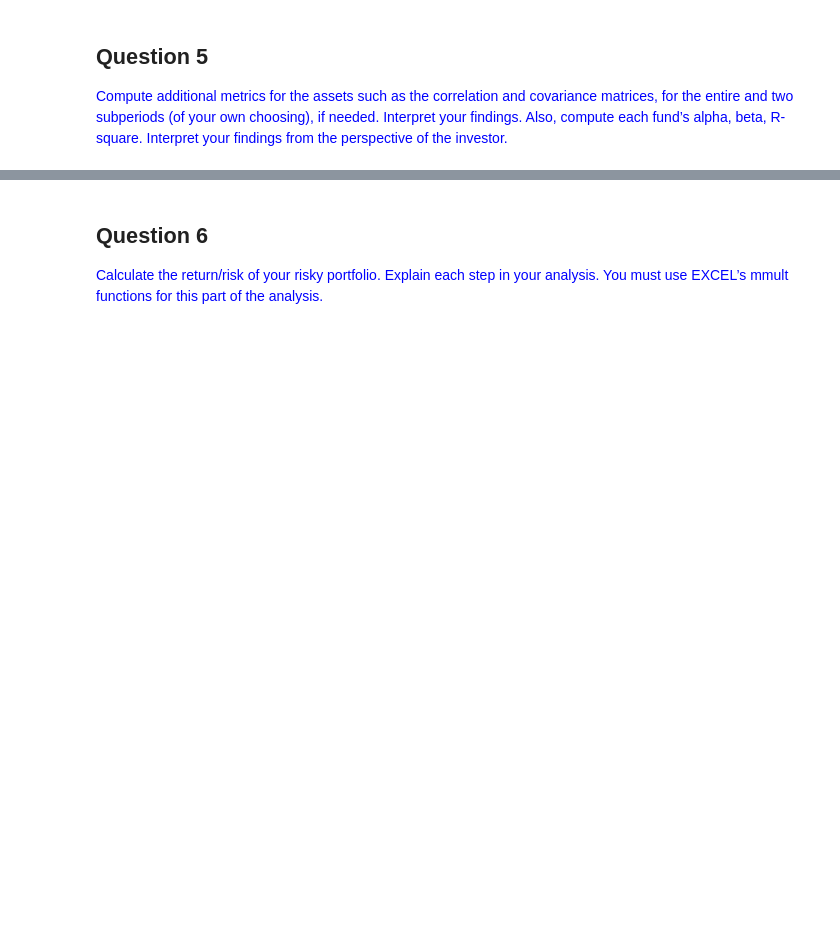
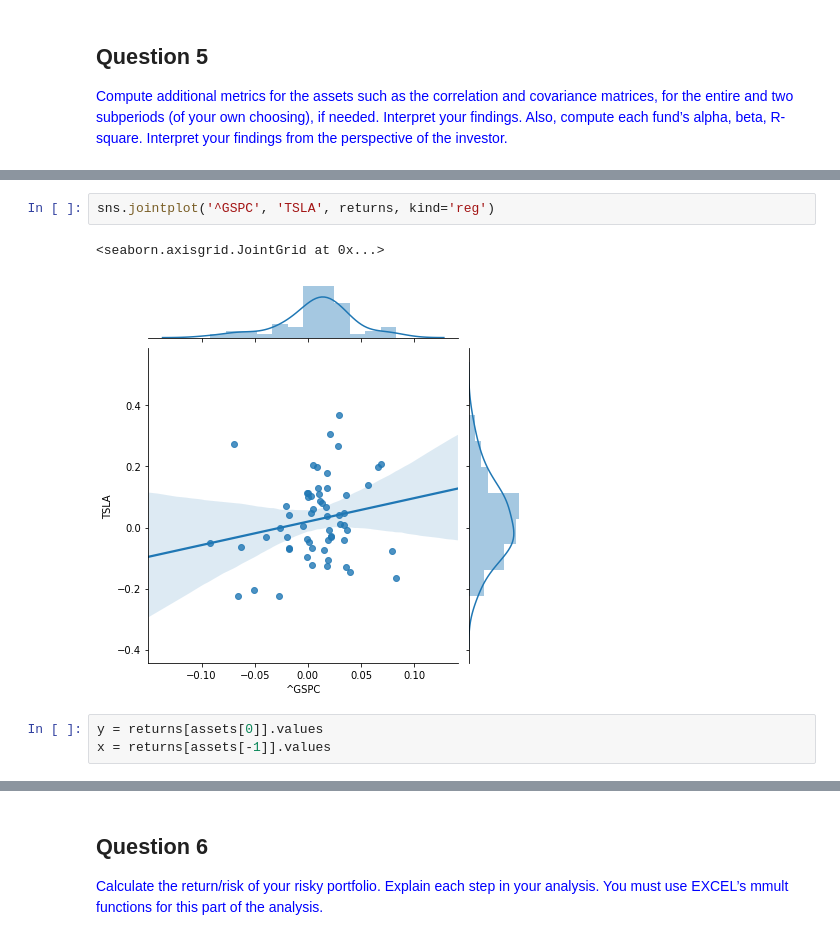
Before and after one commit to nik-dim/Portfolio-Management, a Jupyter notebook: code/FN4329.ipynb, the cells around one changed output, grey strips where cells are left out. Drawn from its saved outputs; the diff is of its cells as text; blank space fills up the shorter version.

```diff
--- a/code/FN4329.ipynb
+++ b/code/FN4329.ipynb
@@ -128,0 +151,8 @@ df.to_latex(index=True)
+# %%
+sns.jointplot('^GSPC', 'TSLA', returns, kind='reg')
+# %% [output]
+<seaborn.axisgrid.JointGrid at 0x...>
+[figure, added]
+# %%
+y = returns[assets[0]].values
+x = returns[assets[-1]].values
```
Also changed, not shown: parts of 27 cells of this notebook.
